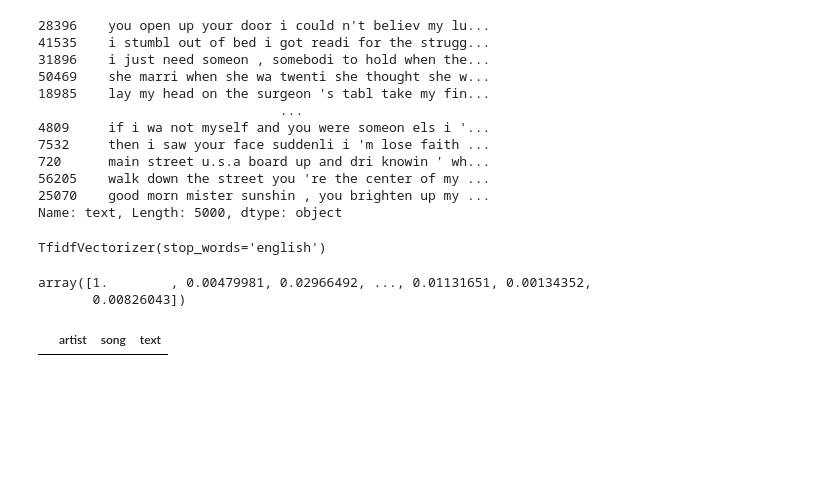
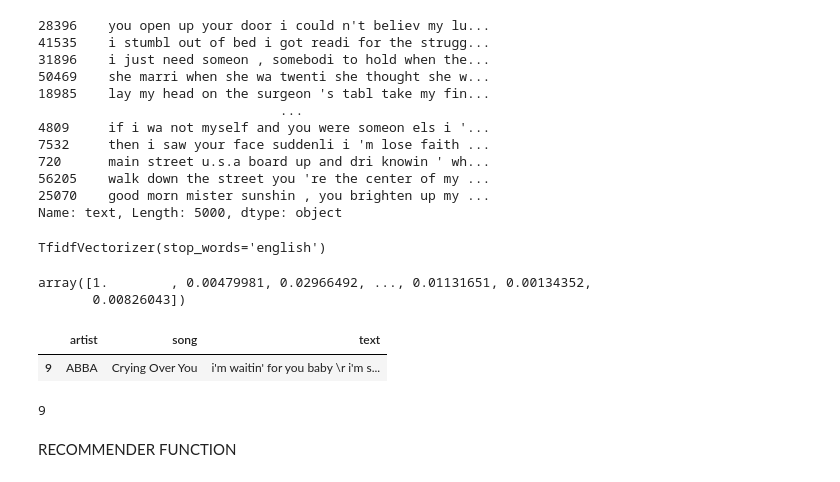
Before and after one commit to RandomRohit-hub/NeuroTune, a Jupyter notebook: music.ipynb, the cells around one changed output. Drawn from its saved outputs; the diff is of its cells as text; code cells hidden in the pictures; blank space fills up the shorter version.

```diff
--- a/music.ipynb
+++ b/music.ipynb
@@ -135,6 +135,13 @@ similary[0]
 array([1.        , 0.00479981, 0.02966492, ..., 0.01131651, 0.00134352,
        0.00826043])
 # %%
-df[df['song']=='Waiting Fot The Man']
+df[df['song']=='Crying Over You']
 # %% [output]
 |  | artist | song | text |
+| 9 | ABBA | Crying Over You | i'm waitin' for you baby \r i'm s... |
+# %%
+df[df['song']=='Crying Over You'].index[0]
+# %% [output]
+9
+# %% [markdown]
+RECOMMENDER FUNCTION
```
